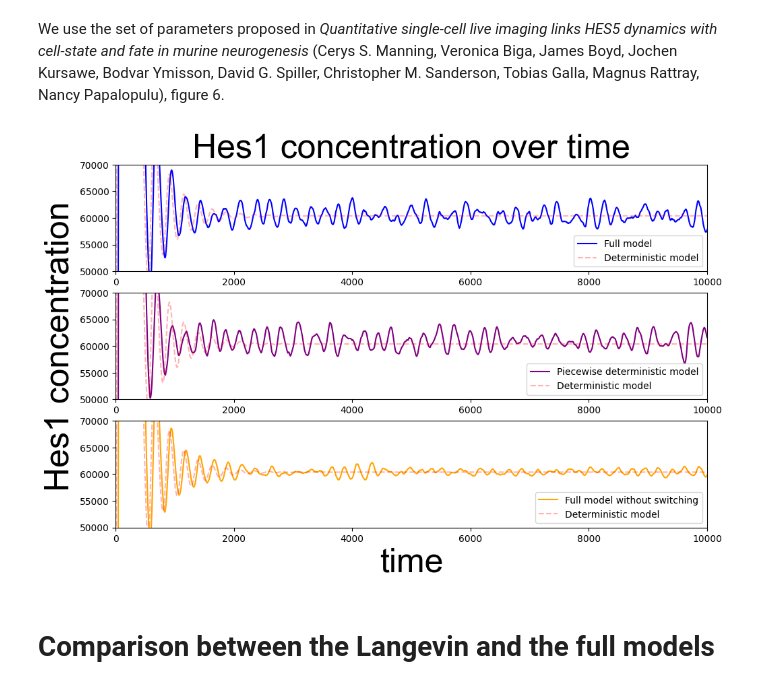
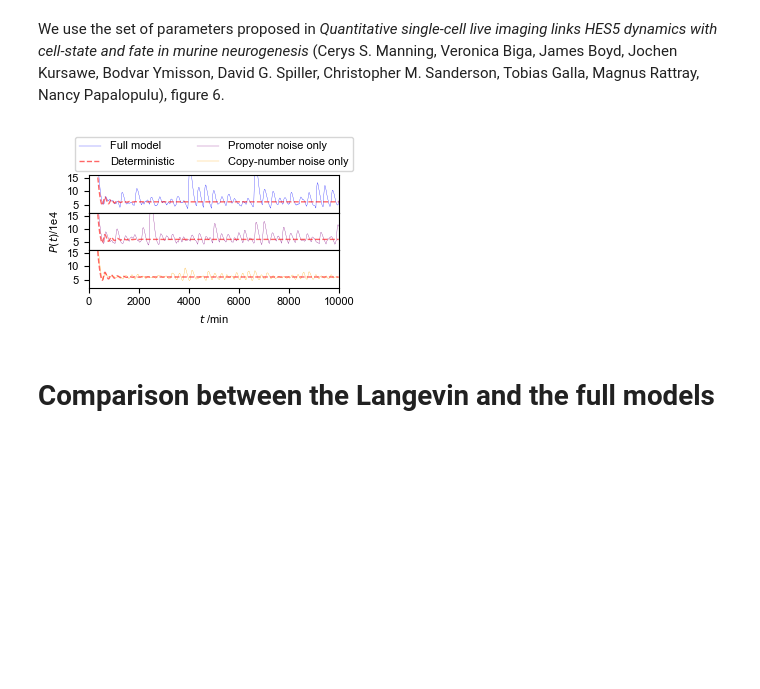
Before and after one commit to Lord-Fufu/MSc-Dissertation-2022---St-Andrews, a Jupyter notebook: plotsForPaper-timeSeries.ipynb, the cells around one changed output. Saved outputs shown, nothing was run; the diff lists cells and outputs as text; code cells hidden in the pictures; blank space fills up the shorter version.

```diff
--- a/plotsForPaper-timeSeries.ipynb
+++ b/plotsForPaper-timeSeries.ipynb
@@ -33,6 +33,7 @@ string_date=str(date_and_time.tm_year)+'-'+str(date_and_time.tm_mon)+'-'+str(dat
 # %% [markdown]
 Specify hereafter the folder you want to use
 # %%
-read_directory = os.getcwd() + '\\paper plots ' + string_date + ' timeseries'
+read_directory = os.path.join(os.getcwd(),'paper_plots' + string_date + ' timeseries')
+read_directory = os.path.join(os.getcwd(),'paper_plots_timeseries')
 # %%
 try:
@@ -66,12 +71,18 @@ P_0=24201.01
 
 T=10000
 delta_t=0.0001
+# delta_t=0.01
 
 n_t=int(T/delta_t)
 
-val_lambda=10
-val_Omega=100
-val_tau=33
+# val_lambda=10.0
+# val_Omega=100.0
+# val_tau=33.0
+
+val_lambda=0.1
+val_Omega=1
+val_tau=33.0
+# todo: use val_lambda=0.1 and val_Omega = 1
 # %%
 time_trajm,mRNA_trajm,Hes1_trajm = master.one_trajectory(alpha_m=alpha_m,alpha_p=alpha_p,mu_m=mu_m,mu_p=mu_p,h=h,P_0=P_0,
                                                       lambda_s=val_lambda,
@@ -107,43 +118,81 @@ time_trajmnd,mRNA_trajmnd,Hes1_trajmnd = langevin.one_trajectory_PDMP(alpha_m=al
                                                       M_init=0,
                                                       T=T, delta_t=delta_t)
 # %%
-fig,ax=plt.subplots(3,1, figsize=(7*ratio,7))
+# fig,ax=plt.subplots(3,1, figsize=(7*ratio,7))
+# fig, ax = plt.subplots(3,1, figsize=(3.15,5.25), constrained_layout = True)
+# fig, ax = plt.subplots(3,1, figsize=(3.15,1.75), constrained_layout = True, sharex = True)
+# fig, ax = plt.subplots(3,1, figsize=(3.15,2.0), sharex = True)
+fig, ax = plt.subplots(3,1, figsize=(3.3,2.0), sharex = True)
+# fig, ax = plt.subplots(3,1, figsize=(4.25,2.5), sharex = True)
 
-ax[0].set_title('Hes1 concentration over time',fontdict=font)
+# ax[0].set_title('Hes1 concentration over time',fontdict=font)
 
-ax[0].set_ylim(50000,70000)
+# ax[0].set_ylim(50000,70000)
+ax[0].set_ylim(20000,160000)
+# ax[0].set_yticks([55000, 60000, 65000])
+# ax[0].set_yticklabels(['5.5', '6.0', '6.5'])  # Set y-axis tick labels manually
+ax[0].set_yticks([50000, 100000, 150000])
+ax[0].set_yticklabels(['5', '10', '15'])  # Set y-axis tick labels manually
 ax[0].set_xlim(0,10000)
+# ax[0].set_xticks([])
+ax[0].tick_params(axis='x', bottom=False)  # Remove x-axis ticks for the upper plot
 
-linem, = ax[0].plot(time_trajm,Hes1_trajm, color = 'blue')
-linedet, = ax[0].plot(time_trajmdet,Hes1_trajmdet,'--', color = 'red', alpha=0.3)
-ax[0].legend([linem,linedet], ['Full model','Deterministic model'],loc='lower right')
+
+linem, = ax[0].plot(time_trajm,Hes1_trajm, color = 'blue', label = 'Full model', lw = 0.2)
+# linedet, = ax[0].plot(time_trajmdet,Hes1_trajmdet,'--', color = 'red', alpha=0.3, label = 'Deterministic', lw = 0.2)
+linedet, = ax[0].plot(time_trajmdet,Hes1_trajmdet,'--', color = 'red', alpha = 0.6, label = 'Deterministic', lw = 1.0)
+# ax[0].legend([linem,linedet], ['Gillespie','Deterministic'],loc='lower right')
 
 
 
-ax[1].set_ylabel('Hes1 concentration',fontdict=font)
-ax[1].set_ylim(50000,70000)
+ax[1].set_ylabel('$P(t)$/1e4')
+# ax[1].set_ylim(50000,70000)
+ax[1].set_ylim(20000,160000)
+# ax[1].set_yticks([55000, 60000, 65000])
+ax[1].set_yticks([50000, 100000, 150000])
+ax[1].set_yticklabels(['5', '10', '15'])  # Set y-axis tick labels manually
+# ax[1].set_yticklabels(['5.5', '6.0', '6.5'])  # Set y-axis tick labels manually
 ax[1].set_xlim(0,10000)
+# ax[1].set_xticks([])
+ax[1].tick_params(axis='x', bottom=False)  # Remove x-axis ticks for the upper plot
 
-linemnd, = ax[1].plot(time_trajmnd,Hes1_trajmnd, color = 'purple')
-linedet, = ax[1].plot(time_trajmdet,Hes1_trajmdet,'--', color = 'red', alpha=0.3)
-ax[1].legend([linemnd,linedet], ['Piecewise deterministic model','Deterministic model'], loc='lower right')
+linemnd, = ax[1].plot(time_trajmnd,Hes1_trajmnd, color = 'purple', label = 'Promoter noise only', lw = 0.2)
+linedet, = ax[1].plot(time_trajmdet,Hes1_trajmdet,'--', alpha = 0.6, color = 'red', lw = 1.0)
+# ax[1].legend([linemnd,linedet], ['PDMP','Deterministic'], loc='lower right')
 
 
 
-ax[2].set_xlabel('time',fontdict=font)
-ax[2].set_ylim(50000,70000)
+ax[2].set_xlabel('$t$ /min')
+# ax[2].set_ylim(50000,70000)
+ax[2].set_ylim(20000,160000)
+# ax[2].set_yticks([55000, 60000, 65000])
+# ax[2].set_yticklabels(['5.5', '6.0', '6.5'])  # Set y-axis tick labels manually
+ax[2].set_yticks([50000, 100000, 150000])
+ax[2].set_yticklabels(['5', '10', '15'])  # Set y-axis tick labels manually
 ax[2].set_xlim(0,10000)
 
-linemns, = ax[2].plot(time_trajmns,Hes1_trajmns, color = 'orange')
-linedet, = ax[2].plot(time_trajmdet,Hes1_trajmdet,'--', color = 'red', alpha=0.3)
-ax[2].legend([linemns,linedet], ['Full model without switching','Deterministic model'], loc='lower right')
+linemns, = ax[2].plot(time_trajmns,Hes1_trajmns, color = 'orange',label = 'Copy-number noise only', lw = 0.2)
+linedet, = ax[2].plot(time_trajmdet,Hes1_trajmdet,'--', color = 'red', alpha = 0.6, lw = 1.0)
+# ax[2].legend([linemns,linedet], ['Gillespie, $\lambda=\infty$','Deterministic'], loc='lower right')
 
+handles, labels = [], []
+for this_axis in ax:
+    this_handle, this_label = this_axis.get_legend_handles_labels()
+    handles.extend(this_handle)
+    labels.extend(this_label)
 
-plt.savefig(read_directory+'\\plots\\trajP - comparison full with vs without switching.pdf')
+plt.subplots_adjust(hspace=0)
+fig.legend(handles, labels, loc='lower left', ncol =2, fontsize = 8,
+           bbox_to_anchor=(0.1, 0.75))
+        #    columnspacing = 1.0,  bbox_to_anchor=(0.01, 0.75))
+plt.tight_layout(h_pad = 0, rect = [0,-0.05,1,0.82])
+# plt.tight_layout(h_pad = 0)
+
+plt.savefig(os.path.join(read_directory,'plots','comparison_full_with_vs_without_switching_alternative.pdf'))
 
 plt.show()
 # %% [output]
-[figure, old version]
+[figure, new version]
 # %% [markdown]
 # Comparison between the Langevin and the full models
 # %% [markdown]
```
Also changed, not shown: parts of 7 cells of this notebook, 7 other files.
